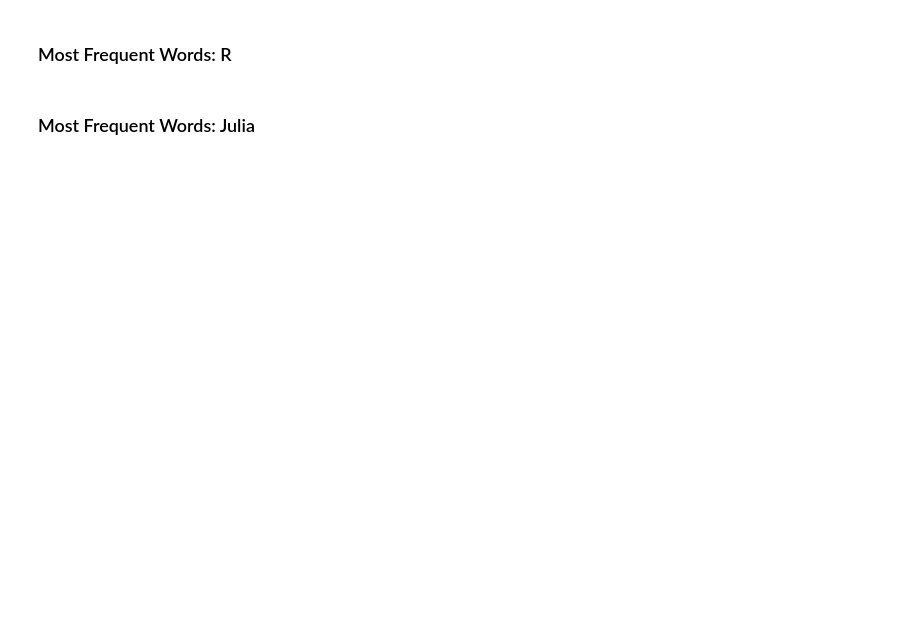
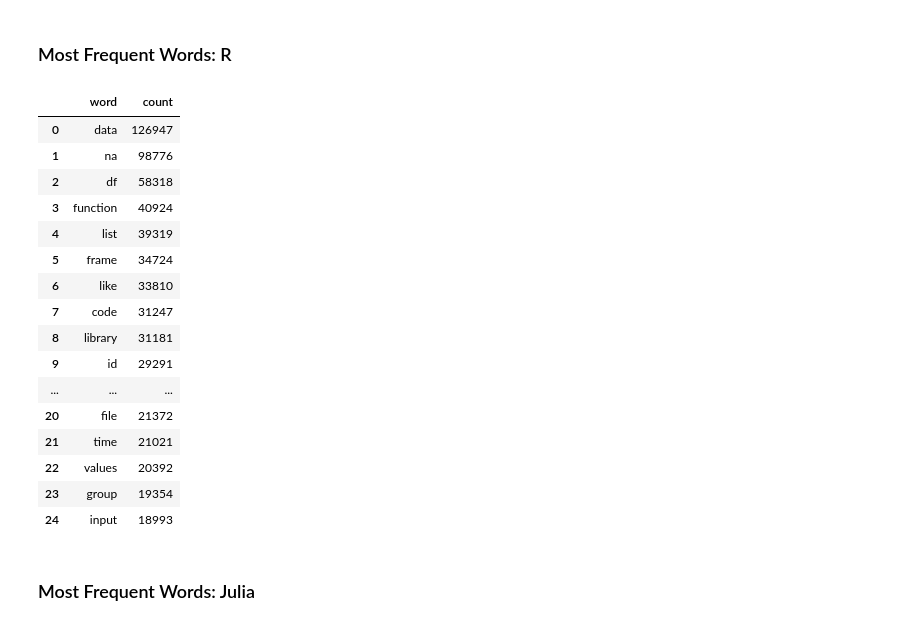
Before and after one commit to VPNA09/Stackoverflow-NLP, a Jupyter notebook: code/03 eda.ipynb, the cells around one changed output. Cells and saved outputs as stored; diff of their text form; code cells hidden in the pictures; blank space fills up the shorter version.

```diff
--- a/code/03 eda.ipynb
+++ b/code/03 eda.ipynb
@@ -298,6 +324,28 @@ scala_df = df[df['target_class'] == 1]
 ### Most Frequent Words: R
 # %%
 r_df = df[df['target_class'] == 2]
+# %%
+r_frequency = freq_words(r_df)
+# %%
+r_frequency[0:25]
+# %% [output]
+|  | word | count |
+| 0 | data | 126947 |
+| 1 | na | 98776 |
+| 2 | df | 58318 |
+| 3 | function | 40924 |
+| 4 | list | 39319 |
+| 5 | frame | 34724 |
+| 6 | like | 33810 |
+| 7 | code | 31247 |
+| 8 | library | 31181 |
+| 9 | id | 29291 |
+| ... | ... | ... |
+| 20 | file | 21372 |
+| 21 | time | 21021 |
+| 22 | values | 20392 |
+| 23 | group | 19354 |
+| 24 | input | 18993 |
 # %% [markdown]
 ### Most Frequent Words: Julia
 # %%
```
Also changed, not shown: parts of 6 cells of this notebook.
